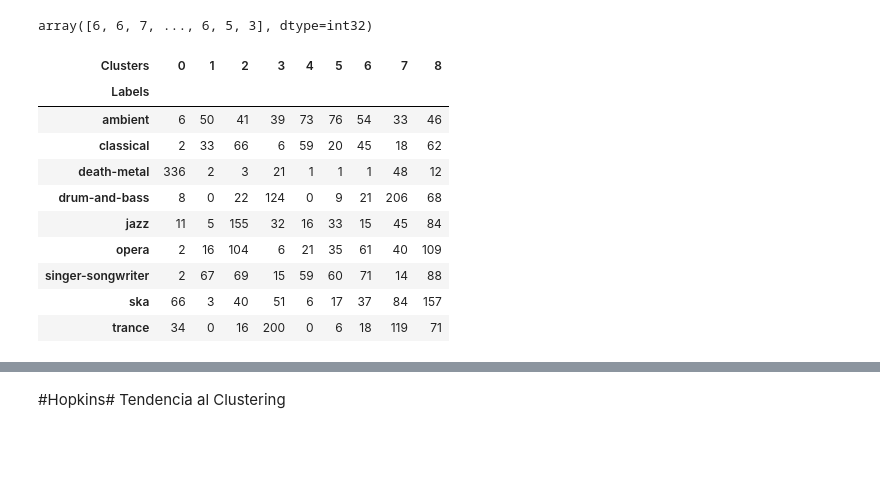
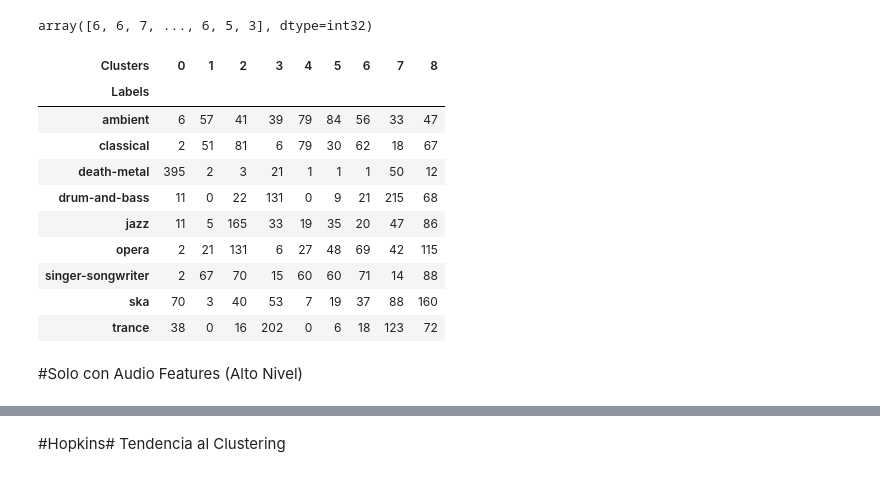
Before and after one commit to tincho-mehaudy/DMCyT, a Jupyter notebook: TP1cluster.ipynb, the cells around one changed output, grey strips where cells are left out. Saved outputs shown, nothing was run; the diff lists cells and outputs as text; code cells hidden in the pictures; blank space fills up the shorter version.

```diff
--- a/TP1cluster.ipynb
+++ b/TP1cluster.ipynb
@@ -346,17 +356,19 @@ kmeans4.labels_
 array([6, 6, 7, ..., 6, 5, 3], dtype=int32)
 # %%
 tmp4 = pd.DataFrame({'Labels': df_total.genre, 'Clusters': kmeans4.labels_})# Create a DataFrame with labels and varieties as columns: df
-ct4= pd.crosstab(tmp1['Labels'], tmp4['Clusters']) # Create crosstab: ct
+ct4= pd.crosstab(tmp4['Labels'], tmp4['Clusters']) # Create crosstab: ct
 ct4
 # %% [output]
 | Clusters | 0 | 1 | 2 | 3 | 4 | 5 | 6 | 7 | 8 |
 | Labels |  |  |  |  |  |  |  |  |  |
-| ambient | 6 | 50 | 41 | 39 | 73 | 76 | 54 | 33 | 46 |
-| classical | 2 | 33 | 66 | 6 | 59 | 20 | 45 | 18 | 62 |
-| death-metal | 336 | 2 | 3 | 21 | 1 | 1 | 1 | 48 | 12 |
-| drum-and-bass | 8 | 0 | 22 | 124 | 0 | 9 | 21 | 206 | 68 |
-| jazz | 11 | 5 | 155 | 32 | 16 | 33 | 15 | 45 | 84 |
-| opera | 2 | 16 | 104 | 6 | 21 | 35 | 61 | 40 | 109 |
-| singer-songwriter | 2 | 67 | 69 | 15 | 59 | 60 | 71 | 14 | 88 |
-| ska | 66 | 3 | 40 | 51 | 6 | 17 | 37 | 84 | 157 |
-| trance | 34 | 0 | 16 | 200 | 0 | 6 | 18 | 119 | 71 |
+| ambient | 6 | 57 | 41 | 39 | 79 | 84 | 56 | 33 | 47 |
+| classical | 2 | 51 | 81 | 6 | 79 | 30 | 62 | 18 | 67 |
+| death-metal | 395 | 2 | 3 | 21 | 1 | 1 | 1 | 50 | 12 |
+| drum-and-bass | 11 | 0 | 22 | 131 | 0 | 9 | 21 | 215 | 68 |
+| jazz | 11 | 5 | 165 | 33 | 19 | 35 | 20 | 47 | 86 |
+| opera | 2 | 21 | 131 | 6 | 27 | 48 | 69 | 42 | 115 |
+| singer-songwriter | 2 | 67 | 70 | 15 | 60 | 60 | 71 | 14 | 88 |
+| ska | 70 | 3 | 40 | 53 | 7 | 19 | 37 | 88 | 160 |
+| trance | 38 | 0 | 16 | 202 | 0 | 6 | 18 | 123 | 72 |
+# %% [markdown]
+#Solo con Audio Features (Alto Nivel)
```
Also changed, not shown: parts of 35 cells of this notebook.
